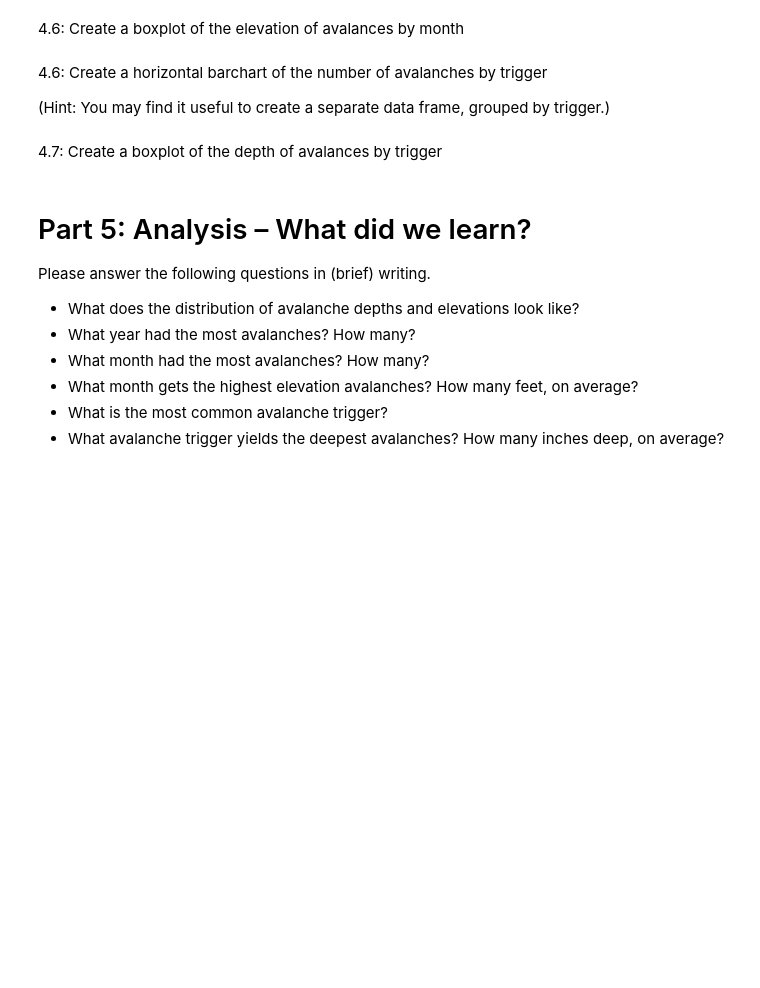
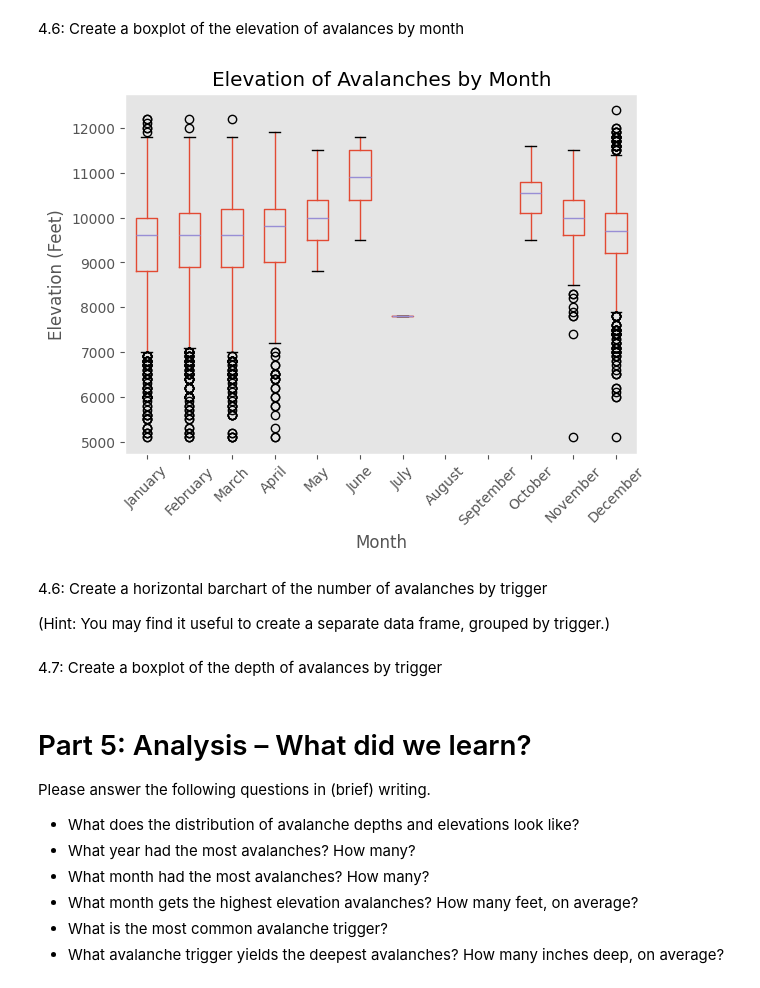
Before and after one commit to logancorrea/Data-Visualization, a Jupyter notebook: Homework/HW01/HW1.ipynb, the cells around one changed output. Saved outputs shown, nothing was run; the diff lists cells and outputs as text; code cells hidden in the pictures; blank space fills up the shorter version.

```diff
--- a/Homework/HW01/HW1.ipynb
+++ b/Homework/HW01/HW1.ipynb
@@ -146,3 +186,15 @@ plt.show()
+# %%
+# Ensure the 'Month' column is in the correct order
+df['Month'] = pd.Categorical(df['Month'], categories=month_order, ordered=True)
+
+# Create a boxplot of Elevation_Feet by Month
+df.boxplot(column='Elevation_Feet', by='Month', grid=False, rot=45)
+plt.ylabel('Elevation (Feet)')
+plt.title('Elevation of Avalanches by Month')
+plt.suptitle('')
+plt.show()
+# %% [output]
+[figure, added]
 # %% [markdown]
 4.6:  Create a horizontal barchart of the number of avalanches by trigger
 
```
Also changed, not shown: parts of 11 cells of this notebook.
